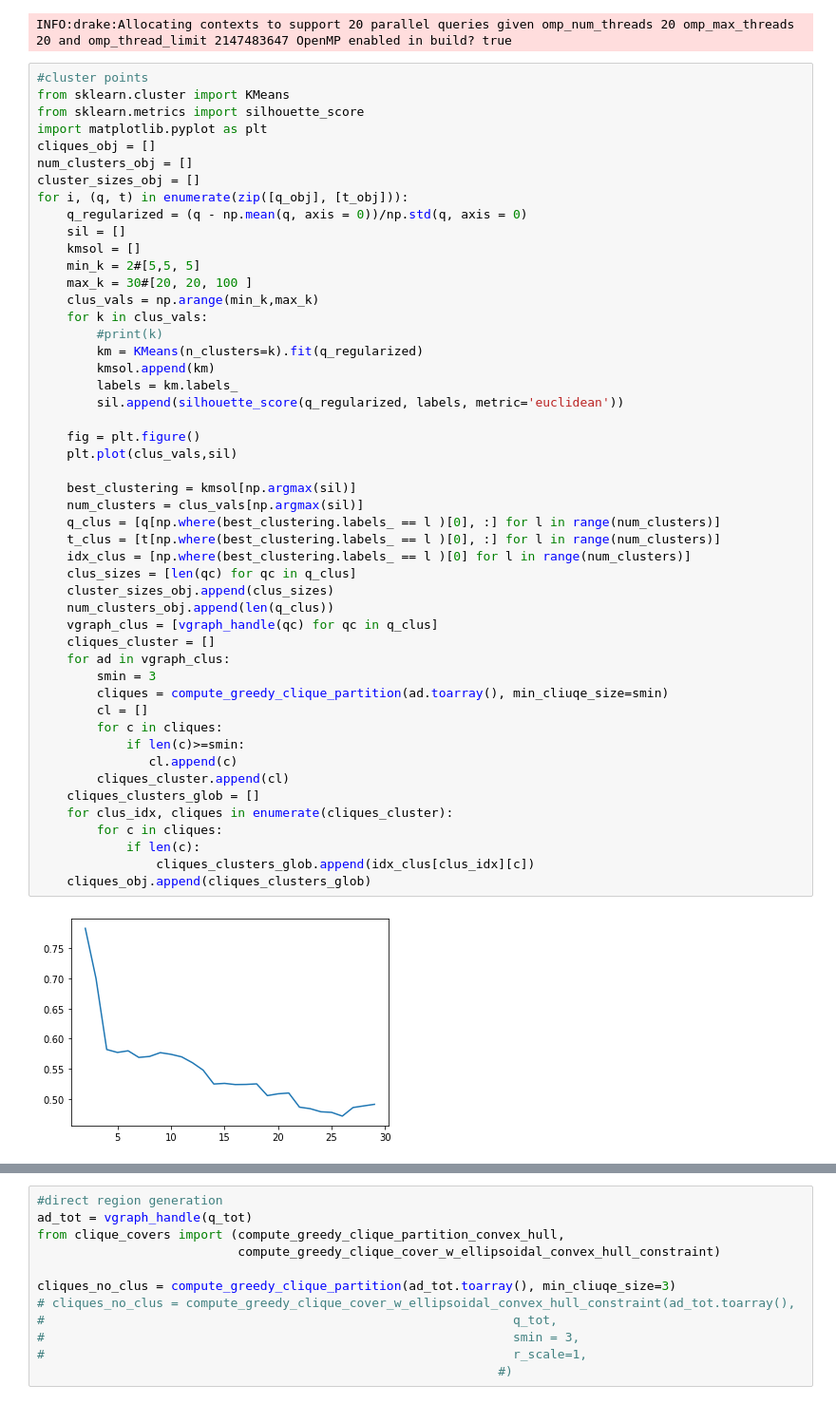
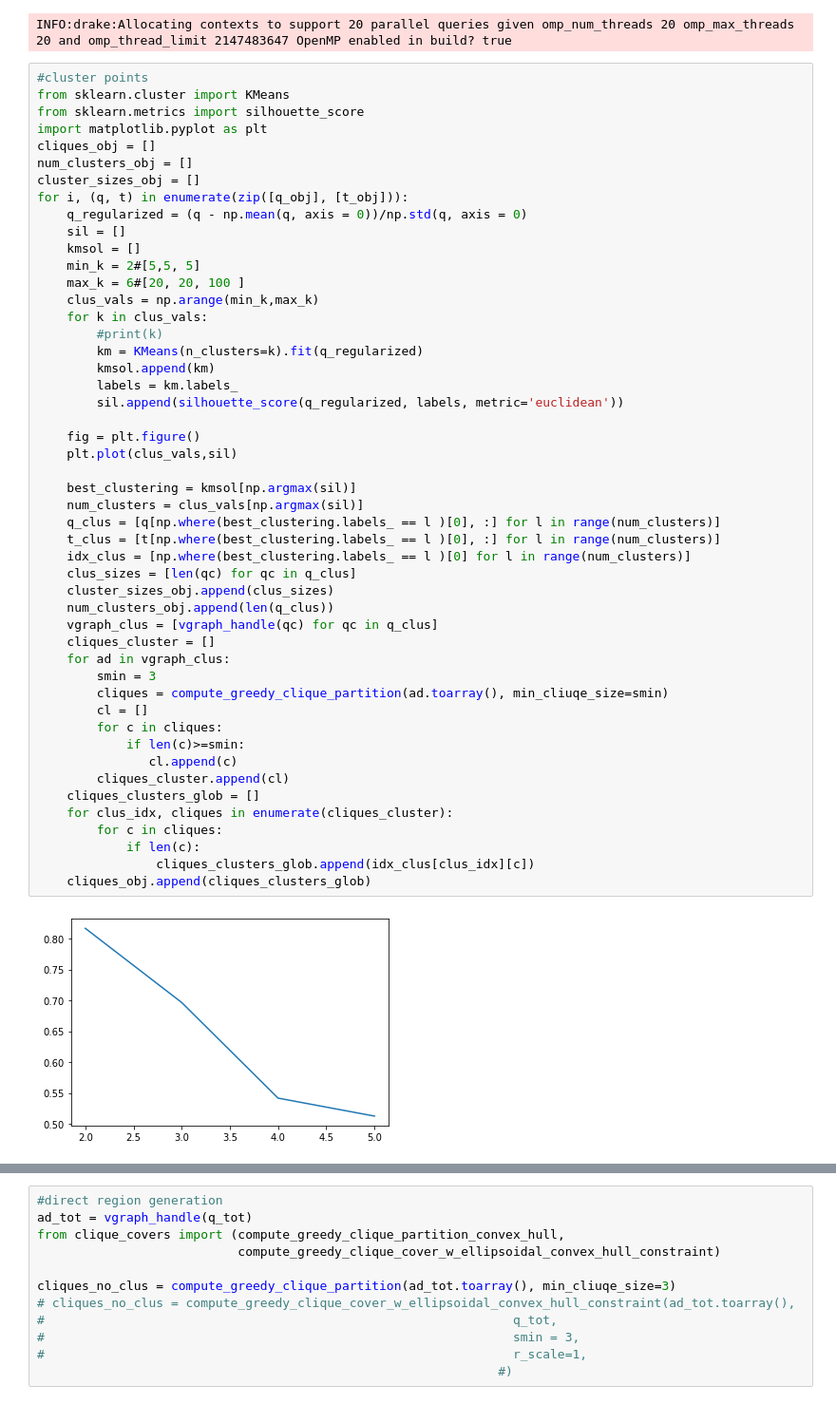
Before and after one commit to wernerpe/cvisiris_examples, a Jupyter notebook: 2dof_ik.ipynb, the cells around one changed output, grey strips where cells are left out. Shown at 95% size. Saved outputs shown, nothing was run; the diff lists cells and outputs as text.

```diff
--- a/2dof_ik.ipynb
+++ b/2dof_ik.ipynb
@@ -294,7 +293,7 @@ for i, (q, t) in enumerate(zip([q_obj], [t_obj])):
     sil = []
     kmsol = []
     min_k = 2#[5,5, 5]
-    max_k = 30#[20, 20, 100 ]
+    max_k = 6#[20, 20, 100 ]
     clus_vals = np.arange(min_k,max_k)
     for k in clus_vals:
         #print(k)
@@ -304,34 +303,34 @@ for i, (q, t) in enumerate(zip([q_obj], [t_obj])):
         sil.append(silhouette_score(q_regularized, labels, metric='euclidean'))
 
     fig = plt.figure()
     plt.plot(clus_vals,sil)
 
     best_clustering = kmsol[np.argmax(sil)]
     num_clusters = clus_vals[np.argmax(sil)]
     q_clus = [q[np.where(best_clustering.labels_ == l )[0], :] for l in range(num_clusters)]
     t_clus = [t[np.where(best_clustering.labels_ == l )[0], :] for l in range(num_clusters)]
     idx_clus = [np.where(best_clustering.labels_ == l )[0] for l in range(num_clusters)]
     clus_sizes = [len(qc) for qc in q_clus]
     cluster_sizes_obj.append(clus_sizes)
     num_clusters_obj.append(len(q_clus))
     vgraph_clus = [vgraph_handle(qc) for qc in q_clus]
     cliques_cluster = []
     for ad in vgraph_clus:
         smin = 3
         cliques = compute_greedy_clique_partition(ad.toarray(), min_cliuqe_size=smin)
         cl = []
         for c in cliques:
             if len(c)>=smin:
                cl.append(c)
         cliques_cluster.append(cl)
     cliques_clusters_glob = []
     for clus_idx, cliques in enumerate(cliques_cluster):
         for c in cliques:
             if len(c):
                 cliques_clusters_glob.append(idx_clus[clus_idx][c])
     cliques_obj.append(cliques_clusters_glob)
 # %% [output]
-[figure, old version]
+[figure, new version]
 # %%
 #stats on clusters
 cliques = 0
```
Also changed, not shown: parts of 6 cells of this notebook, 12 other files.
